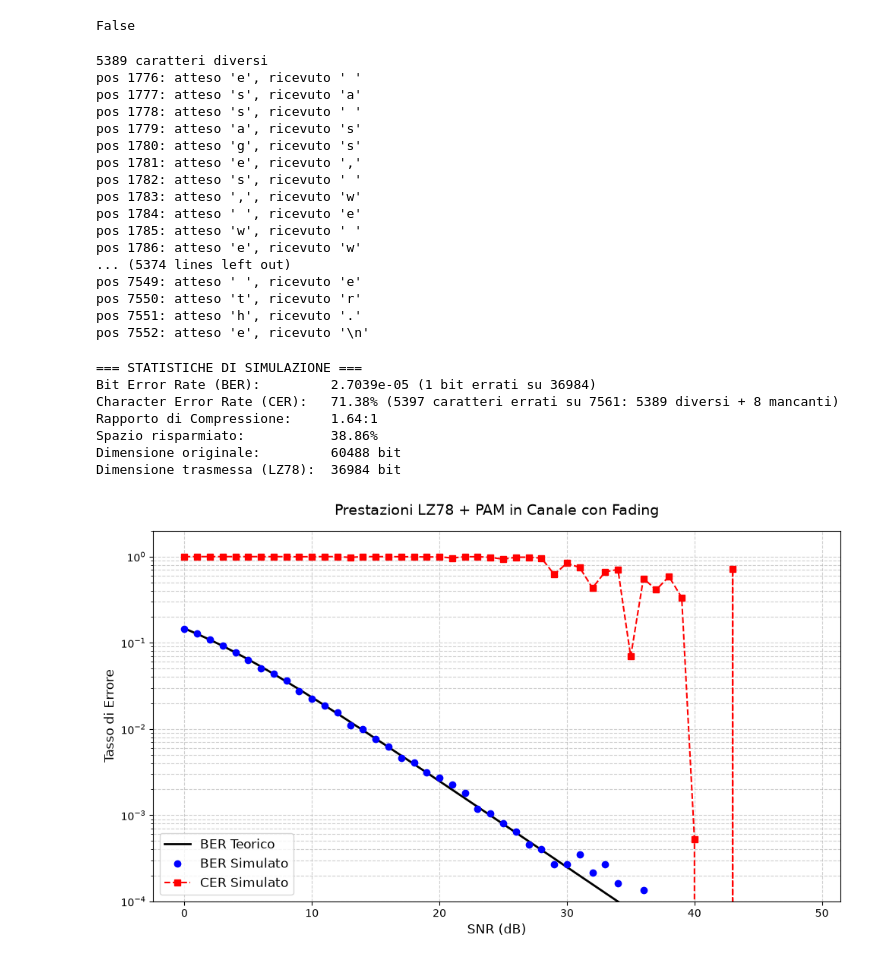
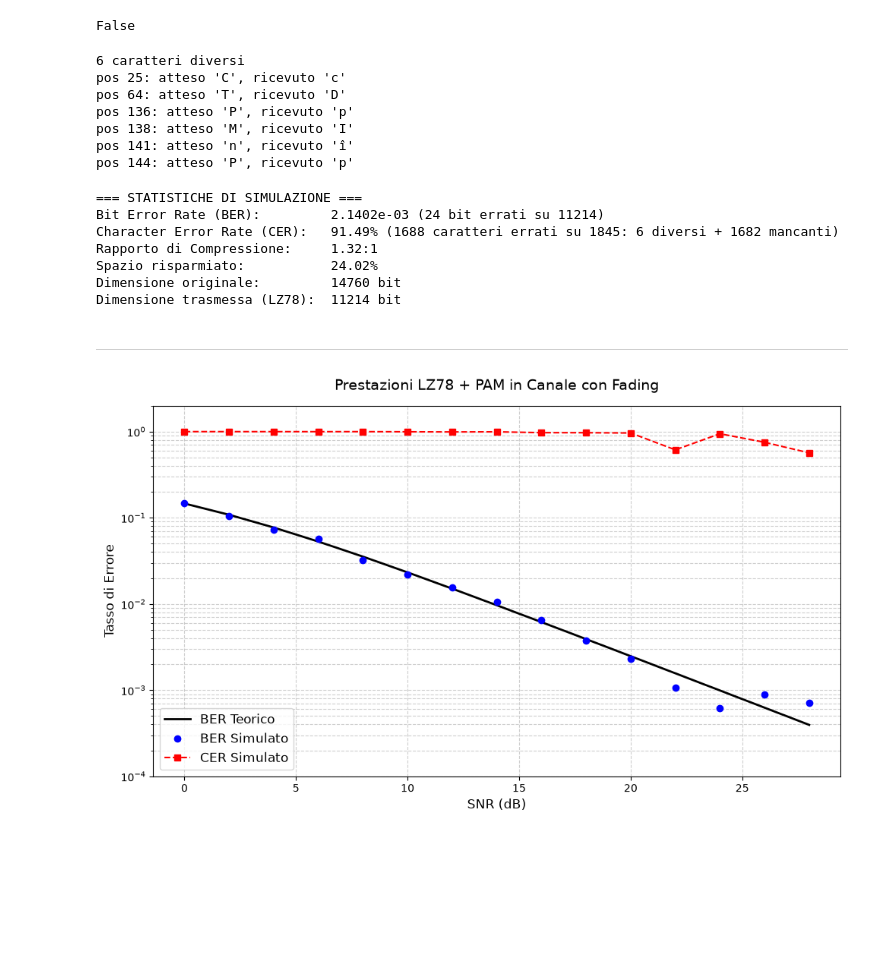
Before and after one commit to antag0ni/5g-networks, a Jupyter notebook: notebooks/04_simulazione_testo_fading_grafici(senza_codifica).ipynb, the cells around one changed output. Drawn from its saved outputs; the diff is of its cells as text; code cells hidden in the pictures; blank space fills up the shorter version.

```diff
--- a/notebooks/04_simulazione_testo_fading_grafici(senza_codifica).ipynb
+++ b/notebooks/04_simulazione_testo_fading_grafici(senza_codifica).ipynb
@@ -143,5 +102,6 @@ print(len(compresso), "coppie")
 # %%
-alfabeto = sorted(set(text))
+# alfabeto = sorted(set(text))
+alfabeto = [chr(i) for i in range(256)]
 bits = lz78_to_bits(compresso, alfabeto)
-print(len(bits), "bits")
+print(len(bits), "bit")
 # %% [output]
@@ -150,7 +110,7 @@ print(len(bits), "bits")
 ## Modulazione
 # %%
 # Parametri
-SNR_dB = 41
+SNR_dB = 20
 sorgente = bits
 N_bit = len(sorgente)
 
@@ -174,6 +134,5 @@ ricevuti = a * simboli + rumore
 
 bit_ricevuti = (ricevuti > 0).astype(int)
 
-print(bit_ricevuti)
-print(len(bit_ricevuti))
+print(len(bit_ricevuti), "bit (ricevuti)")
 # %% [output]
@@ -218,23 +163,13 @@ print(len(errori), "caratteri diversi")
 for i, orig, ric in errori:
     print(f"pos {i}: atteso {orig!r}, ricevuto {ric!r}")
 # %% [output]
-5389 caratteri diversi
-pos 1776: atteso 'e', ricevuto ' '
-pos 1777: atteso 's', ricevuto 'a'
-pos 1778: atteso 's', ricevuto ' '
-pos 1779: atteso 'a', ricevuto 's'
-pos 1780: atteso 'g', ricevuto 's'
-pos 1781: atteso 'e', ricevuto ','
-pos 1782: atteso 's', ricevuto ' '
-pos 1783: atteso ',', ricevuto 'w'
-pos 1784: atteso ' ', ricevuto 'e'
-pos 1785: atteso 'w', ricevuto ' '
-pos 1786: atteso 'e', ricevuto 'w'
-... (5374 lines left out)
-pos 7549: atteso ' ', ricevuto 'e'
-pos 7550: atteso 't', ricevuto 'r'
-pos 7551: atteso 'h', ricevuto '.'
-pos 7552: atteso 'e', ricevuto '\n'
+6 caratteri diversi
+pos 25: atteso 'C', ricevuto 'c'
+pos 64: atteso 'T', ricevuto 'D'
+pos 136: atteso 'P', ricevuto 'p'
+pos 138: atteso 'M', ricevuto 'I'
+pos 141: atteso 'n', ricevuto 'î'
+pos 144: atteso 'P', ricevuto 'p'
 # %%
 # --- STATISTICHE DI PRESTAZIONE ---
 
@@ -266,15 +201,17 @@ print(f"Dimensione originale:         {bit_originali} bit")
 print(f"Dimensione trasmessa (LZ78):  {bit_compressi} bit")
 # %% [output]
 === STATISTICHE DI SIMULAZIONE ===
-Bit Error Rate (BER):         2.7039e-05 (1 bit errati su 36984)
-Character Error Rate (CER):   71.38% (5397 caratteri errati su 7561: 5389 diversi + 8 mancanti)
-Rapporto di Compressione:     1.64:1
-Spazio risparmiato:           38.86%
-Dimensione originale:         60488 bit
-Dimensione trasmessa (LZ78):  36984 bit
+Bit Error Rate (BER):         2.1402e-03 (24 bit errati su 11214)
+Character Error Rate (CER):   91.49% (1688 caratteri errati su 1845: 6 diversi + 1682 mancanti)
+Rapporto di Compressione:     1.32:1
+Spazio risparmiato:           24.02%
+Dimensione originale:         14760 bit
+Dimensione trasmessa (LZ78):  11214 bit
+# %% [markdown]
+---
 # %%
 # 1. Definiamo il range di SNR da testare
-snr_db_range = np.arange(0, 50, 1)
+snr_db_range = np.arange(0, 30, 2)
 
 ber_values = []
 cer_values = []
@@ -312,31 +249,31 @@ for snr_db in snr_db_range:
     errori_char += abs(len(text) - len(decompresso))
 
     cer = errori_char / len(text)
     cer_values.append(cer)
 
 # --- CALCOLO CURVA TEORICA (PAM + Fading) ---
 snr_linear_range = 10 ** (snr_db_range / 10)
 ber_teorico = 0.5 * (1 - np.sqrt(snr_linear_range / (1 + snr_linear_range)))
 
 # --- CREAZIONE DEL GRAFICO ---
 plt.figure(figsize=(10, 6))
 
 # Plot su scala semilogaritmica
 plt.semilogy(snr_db_range, ber_teorico, linestyle='-', color='black', linewidth=2, label='BER Teorico')
 plt.semilogy(snr_db_range, ber_values, marker='o', linestyle='', color='blue', label='BER Simulato')
 plt.semilogy(snr_db_range, cer_values, marker='s', linestyle='--', color='red', label='CER Simulato')
 
 # Formattazione del grafico
 plt.title('Prestazioni LZ78 + PAM in Canale con Fading', fontsize=14, pad=15)
 plt.xlabel('SNR (dB)', fontsize=12)
 plt.ylabel('Tasso di Errore', fontsize=12)
 plt.grid(True, which="both", ls="--", alpha=0.6)
 plt.legend(fontsize=12)
 
 # Imposta i limiti dell'asse Y per una visualizzazione ottimale
 plt.ylim([1e-4, 2])
 
 plt.tight_layout()
 plt.show()
 # %% [output]
-[figure, old version]
+[figure, new version]
```
Also changed, not shown: parts of 6 cells of this notebook, 7 other files.
